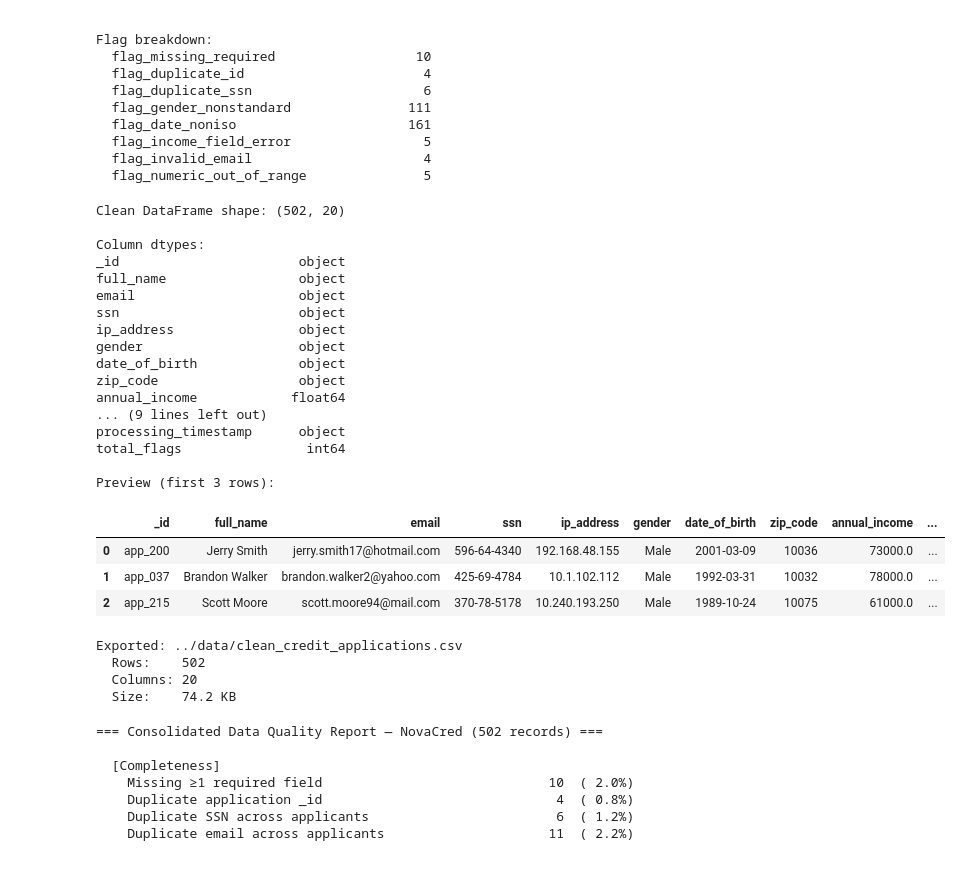
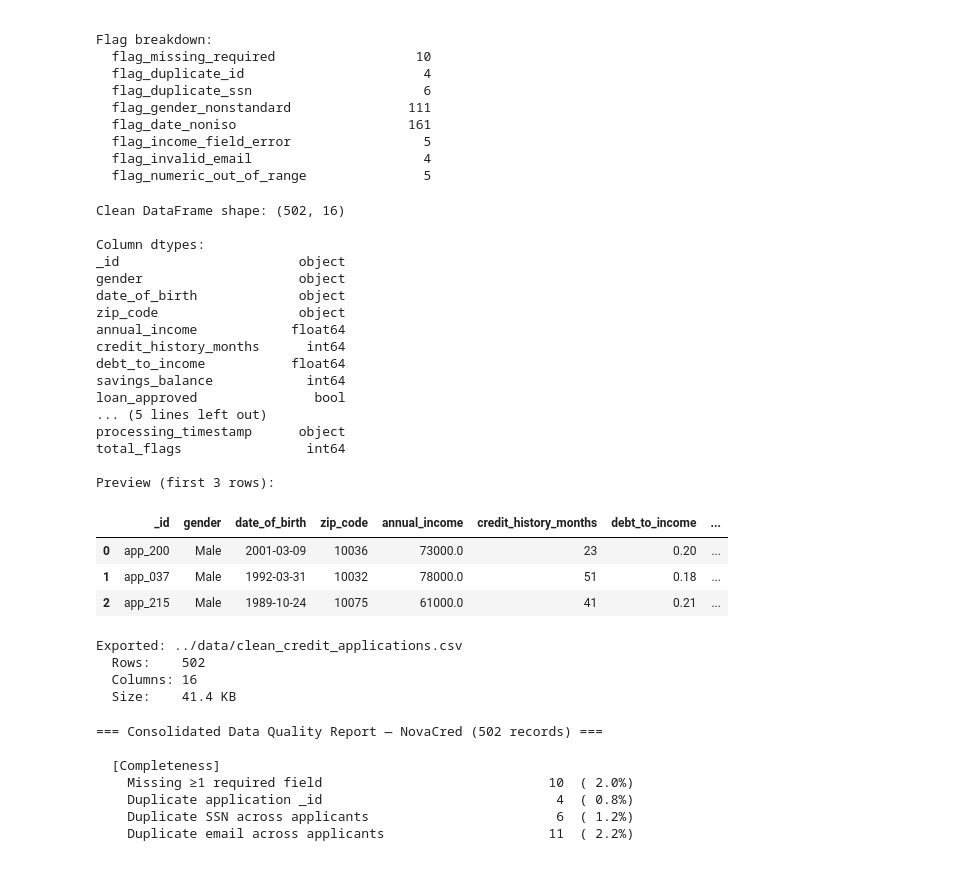
Before and after one commit to FloranMinnaar/dego-project-team5, a Jupyter notebook: notebooks/01-data-quality.ipynb, the cells around one changed output. Cells and saved outputs as stored; diff of their text form; code cells hidden in the pictures.

```diff
--- a/notebooks/01-data-quality.ipynb
+++ b/notebooks/01-data-quality.ipynb
@@ -1030,16 +1030,13 @@ Flag breakdown:
   flag_invalid_email                      4
   flag_numeric_out_of_range               5
 # %%
-
 # ── 6.2  Build the clean DataFrame ────────────────────────────────────────────
 # Apply all remediations: use cleaned columns, drop raw/helper columns.
+# PII fields (full_name, email, ssn, ip_address) excluded from export
+# to comply with governance requirements (GDPR Art. 5(1)(c)).
 
 clean_df = df[[
     '_id',
-    'full_name',
-    'email',
-    'ssn',
-    'ip_address',
     'gender_clean',
     'date_of_birth_clean',
     'zip_code',
@@ -1052,43 +1049,43 @@ clean_df = df[[
     'approved_amount',
     'rejection_reason',
     'loan_purpose',
     'notes',
     'processing_timestamp',
     'total_flags',
 ]].rename(columns={
     'gender_clean':        'gender',
     'date_of_birth_clean': 'date_of_birth',
     'annual_income_clean': 'annual_income',
 })
 
 print(f"Clean DataFrame shape: {clean_df.shape}")
 print(f"\nColumn dtypes:")
 print(clean_df.dtypes.to_string())
 print()
 print("Preview (first 3 rows):")
 clean_df.head(3)
 # %% [output]
-Clean DataFrame shape: (502, 20)
+Clean DataFrame shape: (502, 16)
 
 Column dtypes:
 _id                       object
-full_name                 object
-email                     object
-ssn                       object
-ip_address                object
 gender                    object
 date_of_birth             object
 zip_code                  object
 annual_income            float64
-... (9 lines left out)
+credit_history_months      int64
+debt_to_income           float64
+savings_balance            int64
+loan_approved               bool
+... (5 lines left out)
 processing_timestamp      object
 total_flags                int64
 
 Preview (first 3 rows):
-|  | _id | full_name | email | ssn | ip_address | gender | date_of_birth | zip_code | annual_income | ... |
-| 0 | app_200 | Jerry Smith | jerry.smith17@hotmail.com | 596-64-4340 | 192.168.48.155 | Male | 2001-03-09 | 10036 | 73000.0 | ... |
-| 1 | app_037 | Brandon Walker | brandon.walker2@yahoo.com | 425-69-4784 | 10.1.102.112 | Male | 1992-03-31 | 10032 | 78000.0 | ... |
-| 2 | app_215 | Scott Moore | scott.moore94@mail.com | 370-78-5178 | 10.240.193.250 | Male | 1989-10-24 | 10075 | 61000.0 | ... |
+|  | _id | gender | date_of_birth | zip_code | annual_income | credit_history_months | debt_to_income | ... |
+| 0 | app_200 | Male | 2001-03-09 | 10036 | 73000.0 | 23 | 0.20 | ... |
+| 1 | app_037 | Male | 1992-03-31 | 10032 | 78000.0 | 51 | 0.18 | ... |
+| 2 | app_215 | Male | 1989-10-24 | 10075 | 61000.0 | 41 | 0.21 | ... |
 # %%
 
 # ── 6.3  Export clean CSV ──────────────────────────────────────────────────────
@@ -1103,8 +1100,8 @@ print(f"  Size:    {OUTPUT_PATH.stat().st_size / 1024:.1f} KB")
 # %% [output]
 Exported: ../data/clean_credit_applications.csv
   Rows:    502
-  Columns: 20
-  Size:    74.2 KB
+  Columns: 16
+  Size:    41.4 KB
 # %%
 
 # ── 6.4  Consolidated quality report table ─────────────────────────────────────
```
Also changed, not shown: 1 other file.
